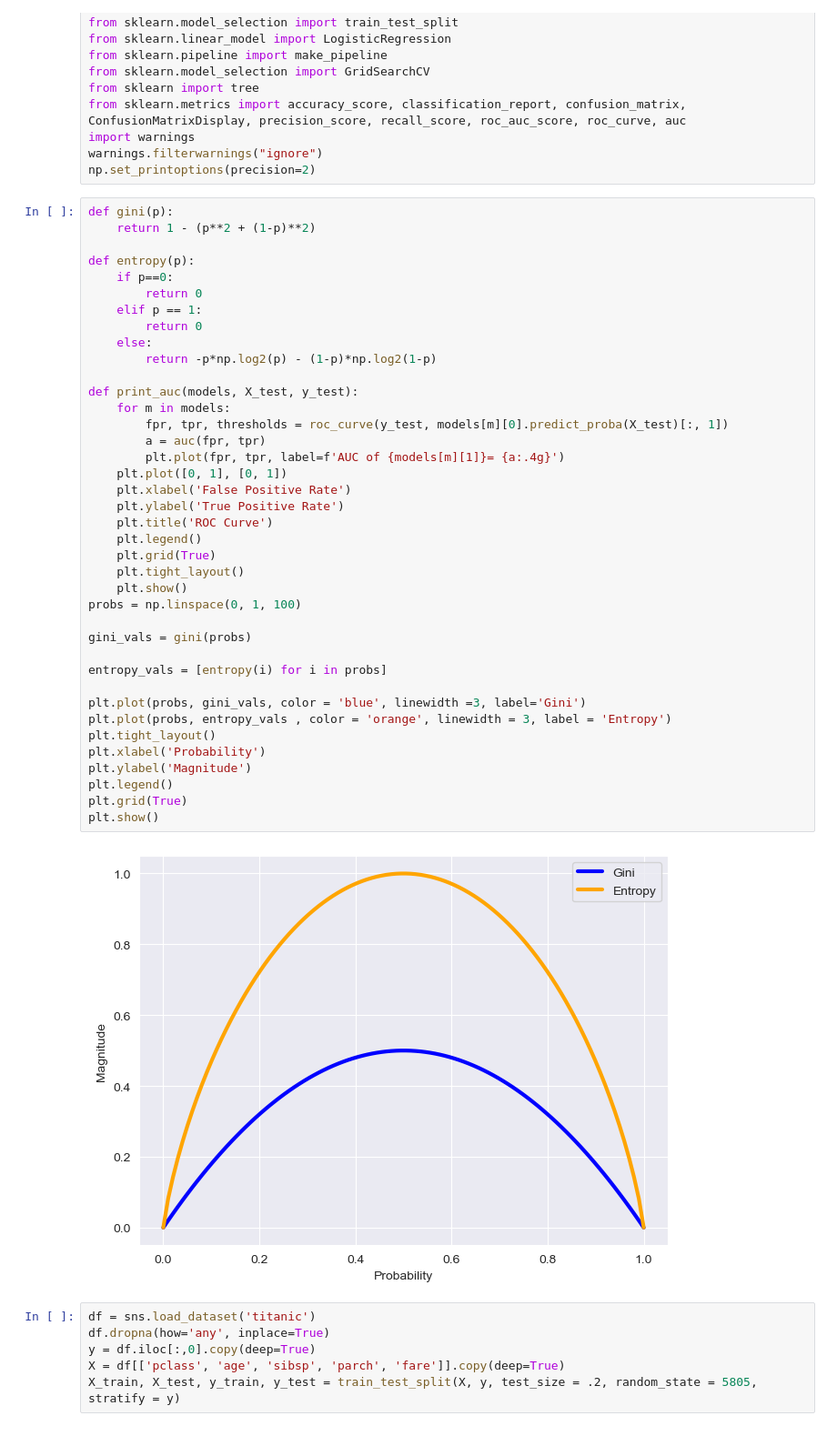
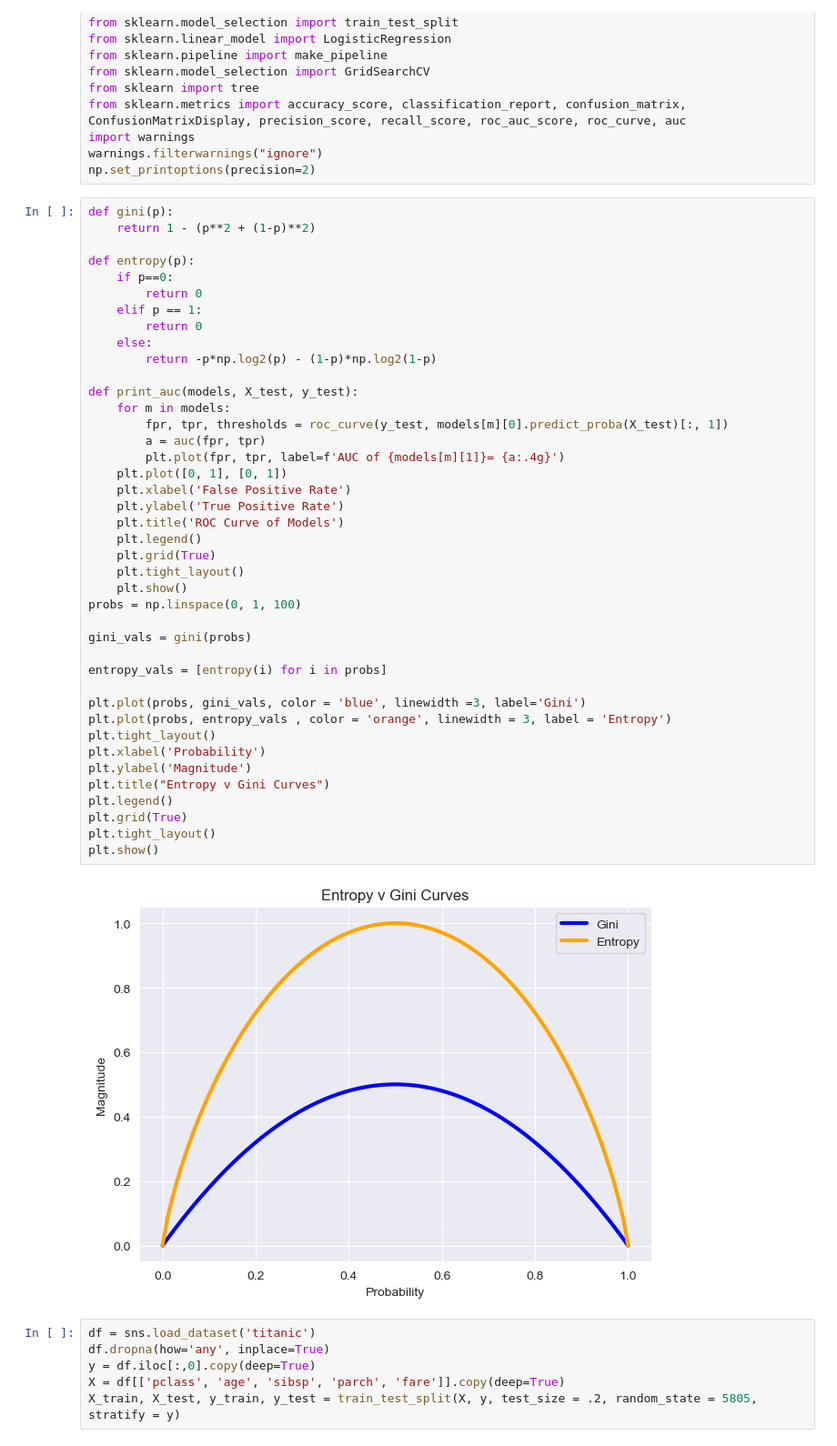
Before and after one commit to treycleary/hw8, a Jupyter notebook: scratch.ipynb, the cells around one changed output. Shown at 91% size. Drawn from its saved outputs; the diff is of its cells as text.

```diff
--- a/scratch.ipynb
+++ b/scratch.ipynb
@@ -26,35 +26,37 @@ def entropy(p):
     else:
         return -p*np.log2(p) - (1-p)*np.log2(1-p)
 
 def print_auc(models, X_test, y_test):
     for m in models:
         fpr, tpr, thresholds = roc_curve(y_test, models[m][0].predict_proba(X_test)[:, 1])
         a = auc(fpr, tpr)
         plt.plot(fpr, tpr, label=f'AUC of {models[m][1]}= {a:.4g}')
     plt.plot([0, 1], [0, 1])
     plt.xlabel('False Positive Rate')
     plt.ylabel('True Positive Rate')
-    plt.title('ROC Curve')
+    plt.title('ROC Curve of Models')
     plt.legend()
     plt.grid(True)
     plt.tight_layout()
     plt.show()
 probs = np.linspace(0, 1, 100)
 
 gini_vals = gini(probs)
 
 entropy_vals = [entropy(i) for i in probs]
 
 plt.plot(probs, gini_vals, color = 'blue', linewidth =3, label='Gini')
 plt.plot(probs, entropy_vals , color = 'orange', linewidth = 3, label = 'Entropy')
 plt.tight_layout()
 plt.xlabel('Probability')
 plt.ylabel('Magnitude')
+plt.title("Entropy v Gini Curves")
 plt.legend()
 plt.grid(True)
+plt.tight_layout()
 plt.show()
 # %% [output]
-[figure, old version]
+[figure, new version]
 # %%
 df = sns.load_dataset('titanic')
 df.dropna(how='any', inplace=True)
```
Also changed, not shown: parts of 4 cells of this notebook, 1 other file.
